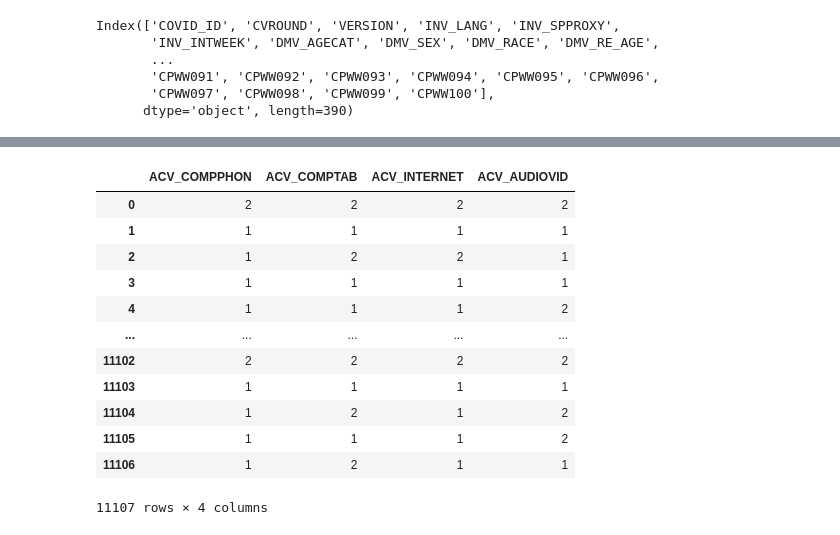
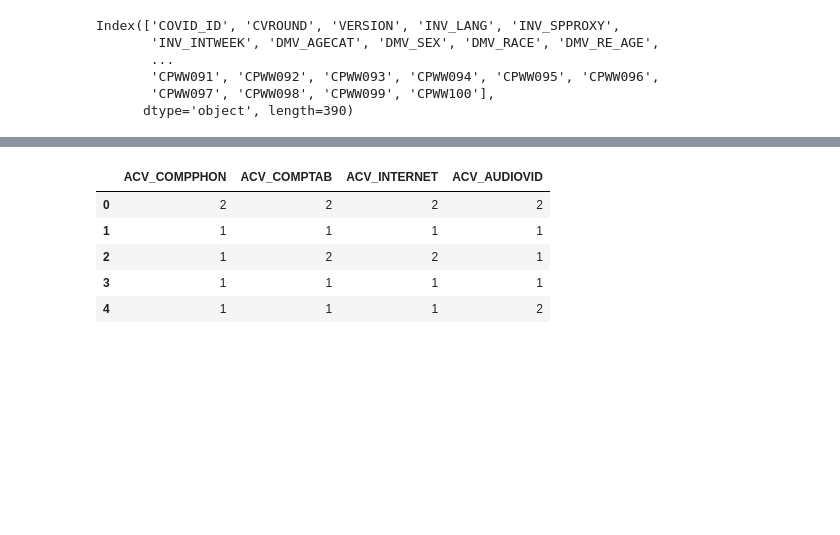
Before and after one commit to slp22/business-project, a Jupyter notebook: cms_covid_survey.ipynb, the cells around one changed output, grey strips where cells are left out. Drawn from its saved outputs; the diff is of its cells as text; code cells hidden in the pictures; blank space fills up the shorter version.

```diff
--- a/cms_covid_survey.ipynb
+++ b/cms_covid_survey.ipynb
@@ -16,5 +16,5 @@ plt.style.use('ggplot')
 sns.set_style("whitegrid")
 %matplotlib inline
 # %%
-df = pd.read_csv('/Users/sandraparedes/Library/CloudStorage/Dropbox/Mac/Downloads/MCBSCOVIDPUF2021W/COVIDPUF_3_2021W.csv')
+raw_df = pd.read_csv('/Users/sandraparedes/Documents/GitHub/metis_dsml/03_business/business-project/COVIDPUF_3_2021W.csv')
 # %%
@@ -94,17 +146,9 @@ tele_cols
 # %%
-comp_cols = df.iloc[:, 28:32:]
-comp_cols
+raw_df.iloc[:, 28:32:].head()
 # %% [output]
 |  | ACV_COMPPHON | ACV_COMPTAB | ACV_INTERNET | ACV_AUDIOVID |
 | 0 | 2 | 2 | 2 | 2 |
 | 1 | 1 | 1 | 1 | 1 |
 | 2 | 1 | 2 | 2 | 1 |
 | 3 | 1 | 1 | 1 | 1 |
 | 4 | 1 | 1 | 1 | 2 |
-| ... | ... | ... | ... | ... |
-| 11102 | 2 | 2 | 2 | 2 |
-| 11103 | 1 | 1 | 1 | 1 |
-| 11104 | 1 | 2 | 1 | 2 |
-| 11105 | 1 | 1 | 1 | 2 |
-| 11106 | 1 | 2 | 1 | 1 |
-11107 rows × 4 columns
```
Also changed, not shown: parts of 18 cells of this notebook.
